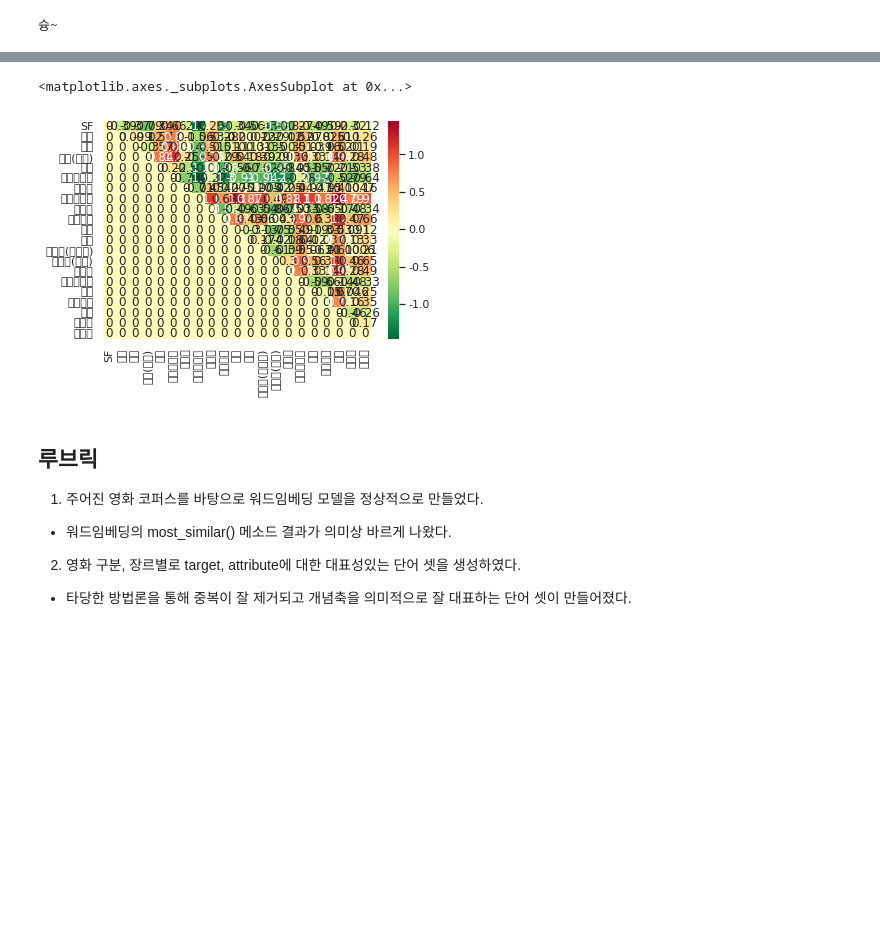
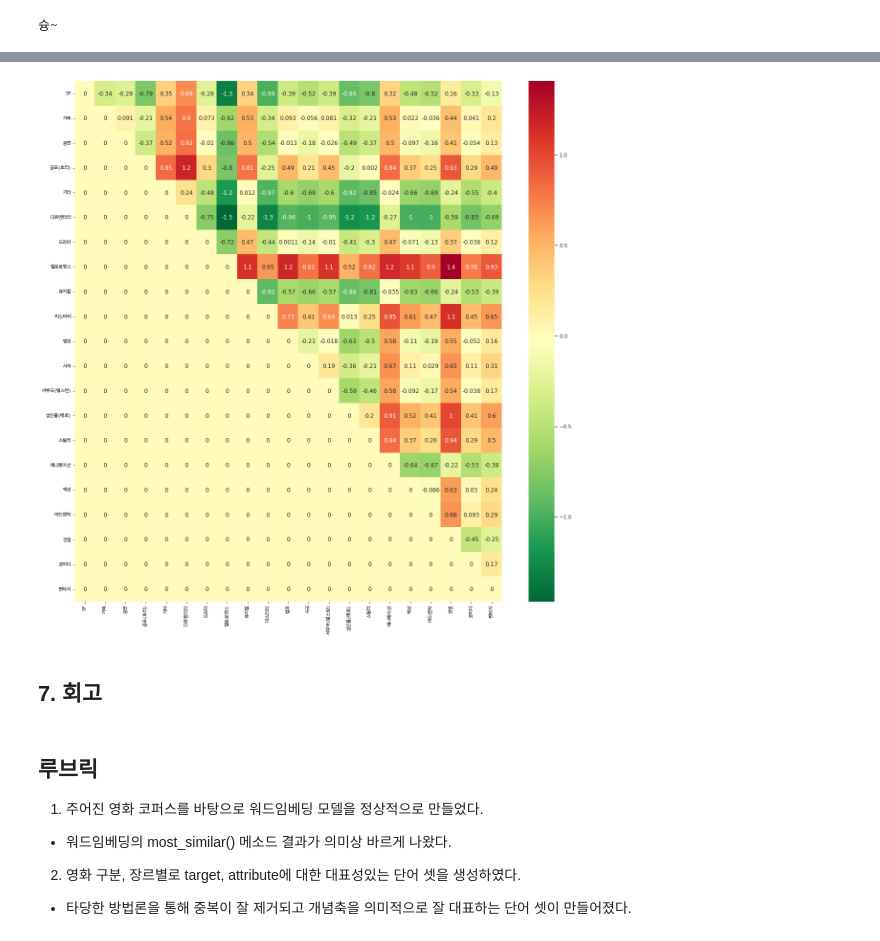
Before and after one commit to jx-dohwan/Aiffel_NLP_Project, a Jupyter notebook: [NLP_06]Measure_bias_across_all_genres.ipynb, the cells around one changed output, grey strips where cells are left out. Cells and saved outputs as stored; diff of their text form; code cells hidden in the pictures; blank space fills up the shorter version.

```diff
--- a/[NLP_06]Measure_bias_across_all_genres.ipynb
+++ b/[NLP_06]Measure_bias_across_all_genres.ipynb
@@ -31,6 +103,7 @@ from konlpy.tag import Okt
 from gensim.models import Word2Vec
 import seaborn as sns;
 from sklearn.feature_extraction.text import TfidfVectorizer
+plt.rc('font', family='NanumBarunGothic')
 # %%
 base_path = '/content/drive/MyDrive/인공지능/아이펠/GoingDeeper/학습용/data/word_embedding/weat/'
 # %% [markdown]
@@ -339,18 +411,17 @@ SF / 서부극(웨스턴)  :  -0.4300115
 # %%
+fig, ax = plt.subplots(figsize=(20,20))
+
 np.random.seed(0)
 
 # 한글 지원 폰트
-sns.set(font='NanumGothic')
-
-# 마이너스 부호
-
-plt.rcParams['axes.unicode_minus'] = False
-
+sns.set(font_scale=1)
 ax = sns.heatmap(matrix, xticklabels=genre_name, yticklabels=genre_name, annot=True,  cmap='RdYlGn_r')
 ax
+plt.show()
 # %% [output]
-<matplotlib.axes._subplots.AxesSubplot at 0x...>
-[figure, old version]
+[figure, new version]
+# %% [markdown]
+## 7. 회고
 # %% [markdown]
 ## 루브릭
 
```
Also changed, not shown: parts of 9 cells of this notebook.
